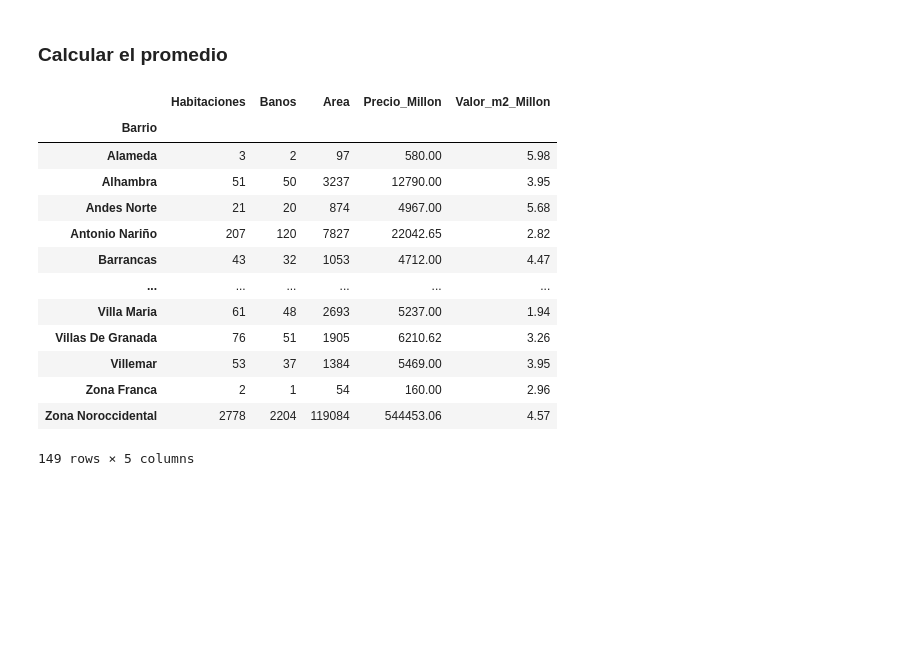
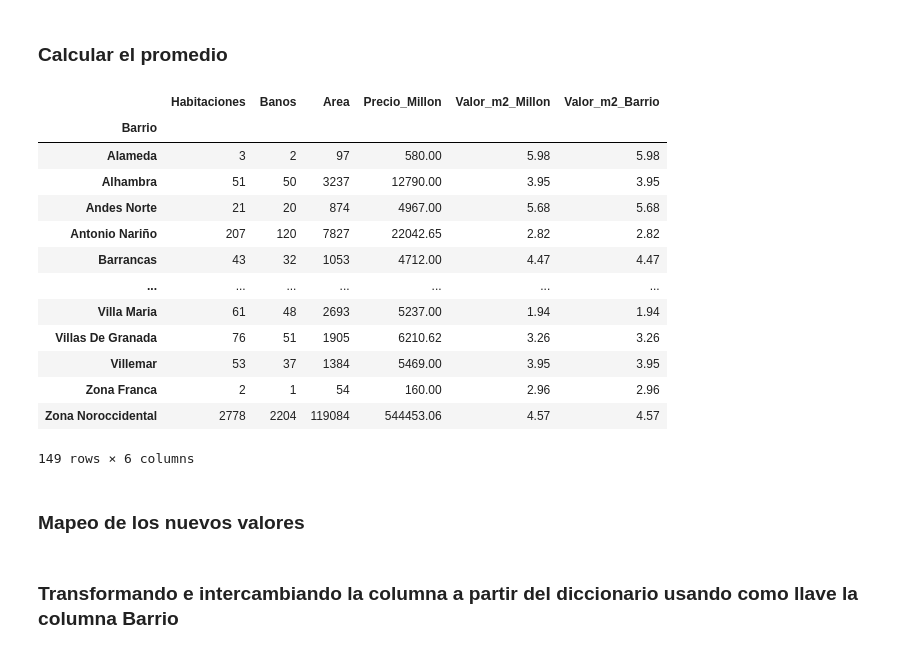
Before and after one commit to doguedogue/pythonic-colab, a Jupyter notebook: rva_tests.ipynb, the cells around one changed output. Drawn from its saved outputs; the diff is of its cells as text; code cells hidden in the pictures; blank space fills up the shorter version.

```diff
--- a/rva_tests.ipynb
+++ b/rva_tests.ipynb
@@ -613,20 +613,22 @@ datos_barrio
 # %% [markdown]
 ### Calcular el promedio
 # %%
-datos_barrio['Valor_m2_Millon'] = datos_barrio['Precio_Millon']/datos_barrio['Area']
+datos_barrio['Valor_m2_Barrio'] = datos_barrio['Precio_Millon']/datos_barrio['Area']
 datos_barrio
 # %% [output]
-|  | Habitaciones | Banos | Area | Precio_Millon | Valor_m2_Millon |
-| Barrio |  |  |  |  |  |
-| Alameda | 3 | 2 | 97 | 580.00 | 5.98 |
-| Alhambra | 51 | 50 | 3237 | 12790.00 | 3.95 |
-| Andes Norte | 21 | 20 | 874 | 4967.00 | 5.68 |
-| Antonio Nariño | 207 | 120 | 7827 | 22042.65 | 2.82 |
-| Barrancas | 43 | 32 | 1053 | 4712.00 | 4.47 |
-| ... | ... | ... | ... | ... | ... |
-| Villa Maria | 61 | 48 | 2693 | 5237.00 | 1.94 |
-| Villas De Granada | 76 | 51 | 1905 | 6210.62 | 3.26 |
-| Villemar | 53 | 37 | 1384 | 5469.00 | 3.95 |
-| Zona Franca | 2 | 1 | 54 | 160.00 | 2.96 |
-| Zona Noroccidental | 2778 | 2204 | 119084 | 544453.06 | 4.57 |
+|  | Habitaciones | Banos | Area | Precio_Millon | Valor_m2_Millon | Valor_m2_Barrio |
+| Barrio |  |  |  |  |  |  |
+| Alameda | 3 | 2 | 97 | 580.00 | 5.98 | 5.98 |
+| Alhambra | 51 | 50 | 3237 | 12790.00 | 3.95 | 3.95 |
+| Andes Norte | 21 | 20 | 874 | 4967.00 | 5.68 | 5.68 |
+| Antonio Nariño | 207 | 120 | 7827 | 22042.65 | 2.82 | 2.82 |
+| Barrancas | 43 | 32 | 1053 | 4712.00 | 4.47 | 4.47 |
+| ... | ... | ... | ... | ... | ... | ... |
+| Villa Maria | 61 | 48 | 2693 | 5237.00 | 1.94 | 1.94 |
+| Villas De Granada | 76 | 51 | 1905 | 6210.62 | 3.26 | 3.26 |
+| Villemar | 53 | 37 | 1384 | 5469.00 | 3.95 | 3.95 |
+| Zona Franca | 2 | 1 | 54 | 160.00 | 2.96 | 2.96 |
+| Zona Noroccidental | 2778 | 2204 | 119084 | 544453.06 | 4.57 | 4.57 |
-149 rows × 5 columns
+149 rows × 6 columns
+# %% [markdown]
+### Mapeo de los nuevos valores
@@ -632,0 +637,2 @@ datos_barrio
+# %% [markdown]
+### Transformando e intercambiando la columna a partir del diccionario usando como llave la columna Barrio
```
Also changed, not shown: parts of 7 cells of this notebook.
